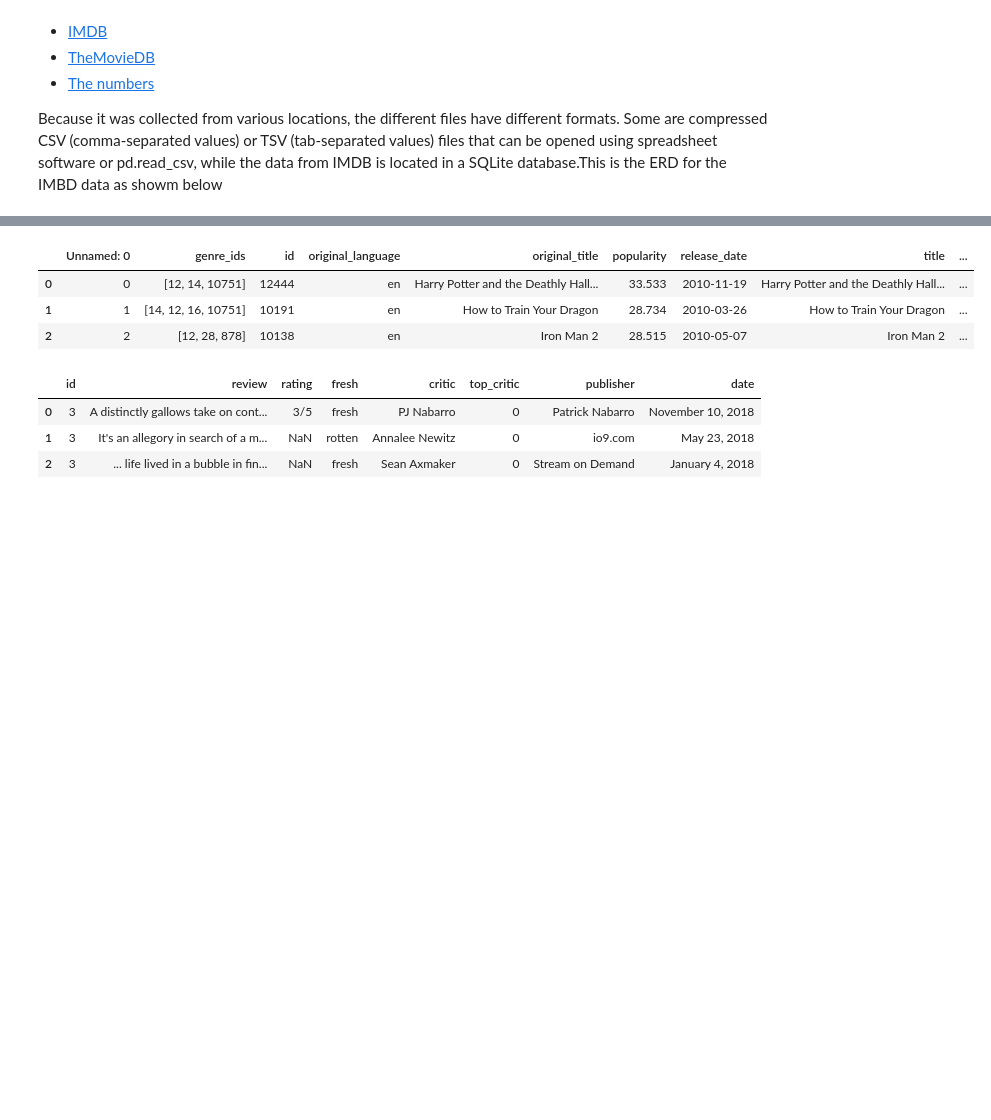
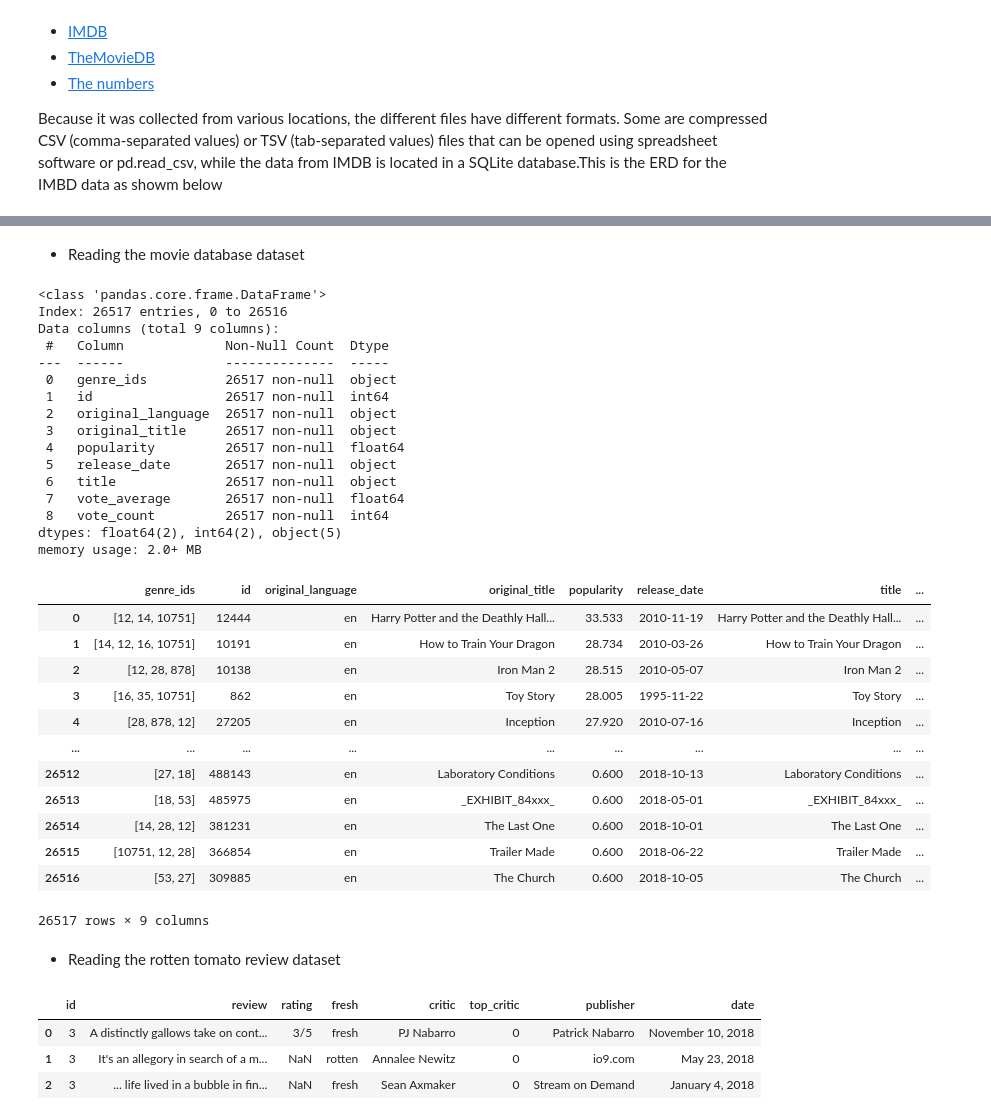
Before and after one commit to jameskatiba/Microsoft-Film-Recommendation-System, a Jupyter notebook: film.ipynb, the cells around one changed output, grey strips where cells are left out. Saved outputs shown, nothing was run; the diff lists cells and outputs as text; code cells hidden in the pictures; blank space fills up the shorter version.

Commit message:
add data cleaning section

```diff
--- a/film.ipynb
+++ b/film.ipynb
@@ -69,10 +115,41 @@ movies_df.head(3)
+# %% [markdown]
+- Reading the movie database dataset
 # %%
 # Reading the tmdb movies
-tmdb_df = pd.read_csv("data/tmdb.movies.csv")
+tmdb_df = pd.read_csv("data/tmdb.movies.csv", index_col =0)
 tmdb_df.head(3)
+tmdb_df.info()
+tmdb_df
 # %% [output]
+<class 'pandas.core.frame.DataFrame'>
+Index: 26517 entries, 0 to 26516
+Data columns (total 9 columns):
+ #   Column             Non-Null Count  Dtype
+---  ------             --------------  -----
+ 0   genre_ids          26517 non-null  object
+ 1   id                 26517 non-null  int64
+ 2   original_language  26517 non-null  object
+ 3   original_title     26517 non-null  object
+ 4   popularity         26517 non-null  float64
+ 5   release_date       26517 non-null  object
+ 6   title              26517 non-null  object
+ 7   vote_average       26517 non-null  float64
+ 8   vote_count         26517 non-null  int64
+dtypes: float64(2), int64(2), object(5)
+memory usage: 2.0+ MB
-|  | Unnamed: 0 | genre_ids | id | original_language | original_title | popularity | release_date | title | ... |
-| 0 | 0 | [12, 14, 10751] | 12444 | en | Harry Potter and the Deathly Hall... | 33.533 | 2010-11-19 | Harry Potter and the Deathly Hall... | ... |
-| 1 | 1 | [14, 12, 16, 10751] | 10191 | en | How to Train Your Dragon | 28.734 | 2010-03-26 | How to Train Your Dragon | ... |
-| 2 | 2 | [12, 28, 878] | 10138 | en | Iron Man 2 | 28.515 | 2010-05-07 | Iron Man 2 | ... |
+|  | genre_ids | id | original_language | original_title | popularity | release_date | title | ... |
+| 0 | [12, 14, 10751] | 12444 | en | Harry Potter and the Deathly Hall... | 33.533 | 2010-11-19 | Harry Potter and the Deathly Hall... | ... |
+| 1 | [14, 12, 16, 10751] | 10191 | en | How to Train Your Dragon | 28.734 | 2010-03-26 | How to Train Your Dragon | ... |
+| 2 | [12, 28, 878] | 10138 | en | Iron Man 2 | 28.515 | 2010-05-07 | Iron Man 2 | ... |
+| 3 | [16, 35, 10751] | 862 | en | Toy Story | 28.005 | 1995-11-22 | Toy Story | ... |
+| 4 | [28, 878, 12] | 27205 | en | Inception | 27.920 | 2010-07-16 | Inception | ... |
+| ... | ... | ... | ... | ... | ... | ... | ... | ... |
+| 26512 | [27, 18] | 488143 | en | Laboratory Conditions | 0.600 | 2018-10-13 | Laboratory Conditions | ... |
+| 26513 | [18, 53] | 485975 | en | _EXHIBIT_84xxx_ | 0.600 | 2018-05-01 | _EXHIBIT_84xxx_ | ... |
+| 26514 | [14, 28, 12] | 381231 | en | The Last One | 0.600 | 2018-10-01 | The Last One | ... |
+| 26515 | [10751, 12, 28] | 366854 | en | Trailer Made | 0.600 | 2018-06-22 | Trailer Made | ... |
+| 26516 | [53, 27] | 309885 | en | The Church | 0.600 | 2018-10-05 | The Church | ... |
+26517 rows × 9 columns
+# %% [markdown]
+- Reading the rotten tomato review dataset
 # %%
```
Also changed, not shown: parts of 39 cells of this notebook.
